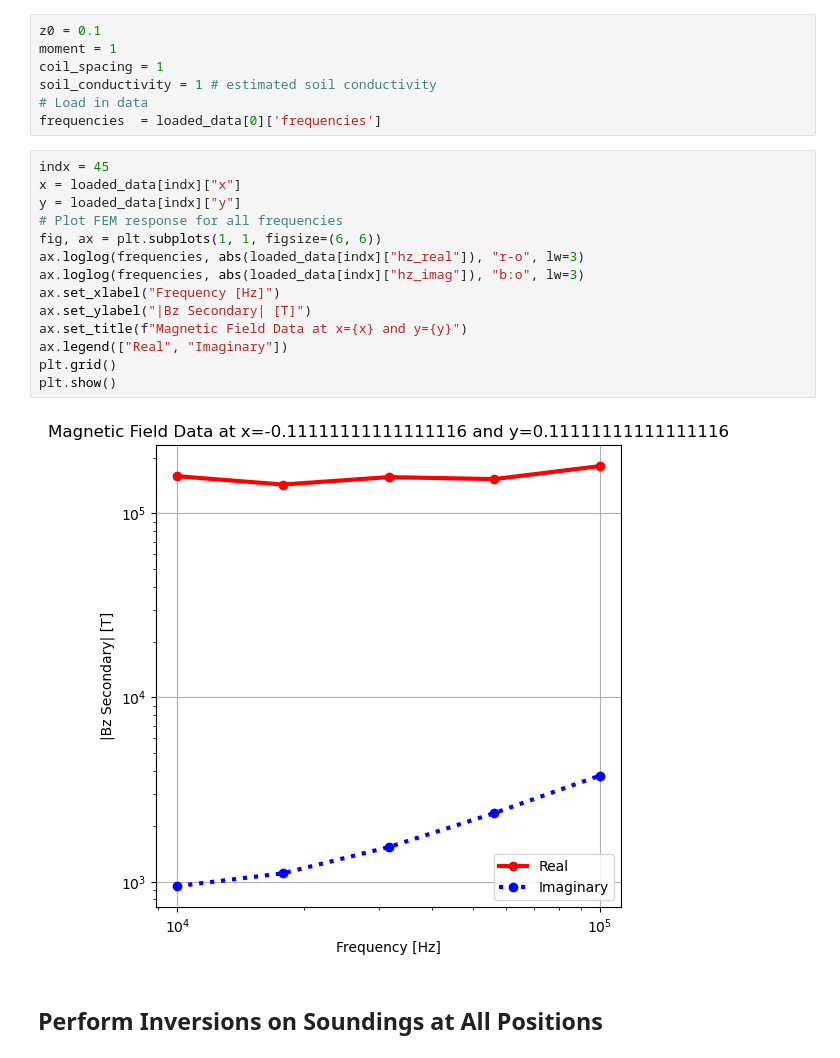
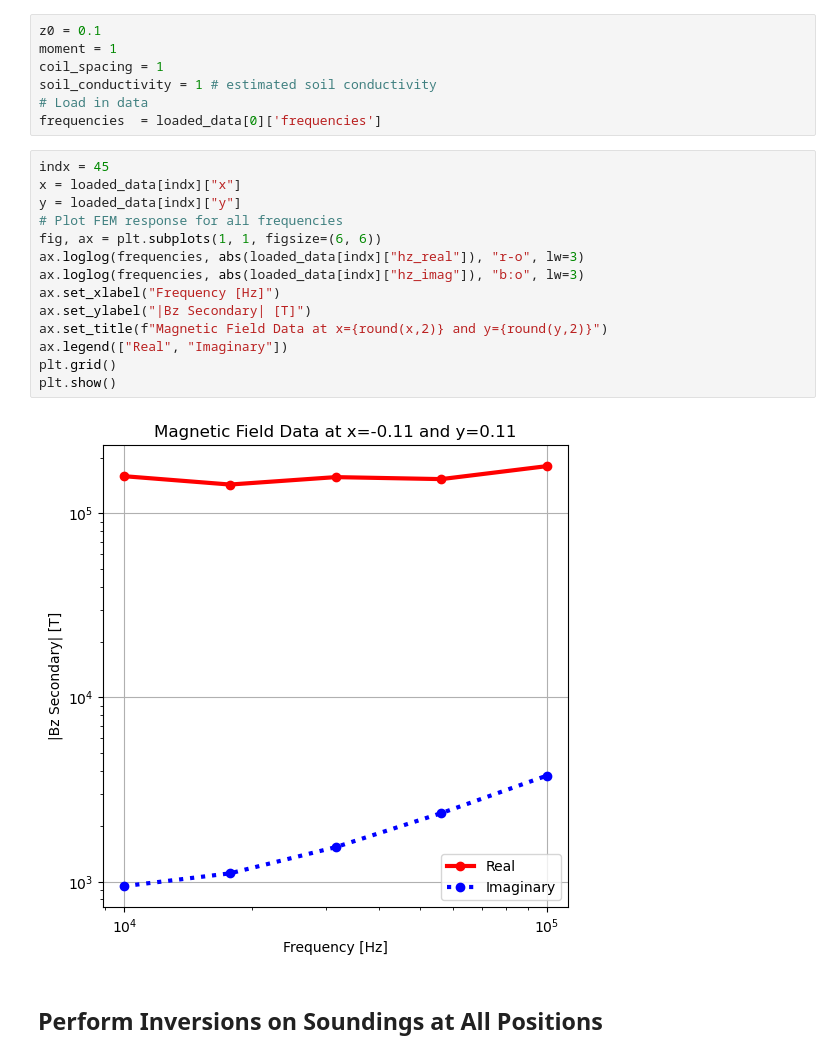
Before and after one commit to matthewhasman/Geophysical-Electromagnetic-Scanner, a Jupyter notebook: UXO_simulation/inversion_simulation_1D.ipynb, the cells around one changed output. Cells and saved outputs as stored; diff of their text form.

```diff
--- a/UXO_simulation/inversion_simulation_1D.ipynb
+++ b/UXO_simulation/inversion_simulation_1D.ipynb
@@ -34,19 +34,19 @@ frequencies  = loaded_data[0]['frequencies']
 # %%
 indx = 45
 x = loaded_data[indx]["x"]
 y = loaded_data[indx]["y"]
 # Plot FEM response for all frequencies
 fig, ax = plt.subplots(1, 1, figsize=(6, 6))
 ax.loglog(frequencies, abs(loaded_data[indx]["hz_real"]), "r-o", lw=3)
 ax.loglog(frequencies, abs(loaded_data[indx]["hz_imag"]), "b:o", lw=3)
 ax.set_xlabel("Frequency [Hz]")
 ax.set_ylabel("|Bz Secondary| [T]")
-ax.set_title(f"Magnetic Field Data at x={x} and y={y}")
+ax.set_title(f"Magnetic Field Data at x={round(x,2)} and y={round(y,2)}")
 ax.legend(["Real", "Imaginary"])
 plt.grid()
 plt.show()
 # %% [output]
-[figure, old version]
+[figure, new version]
 # %% [markdown]
 ## Perform Inversions on Soundings at All Positions
 # %%
```
Also changed, not shown: parts of 2 cells of this notebook.
